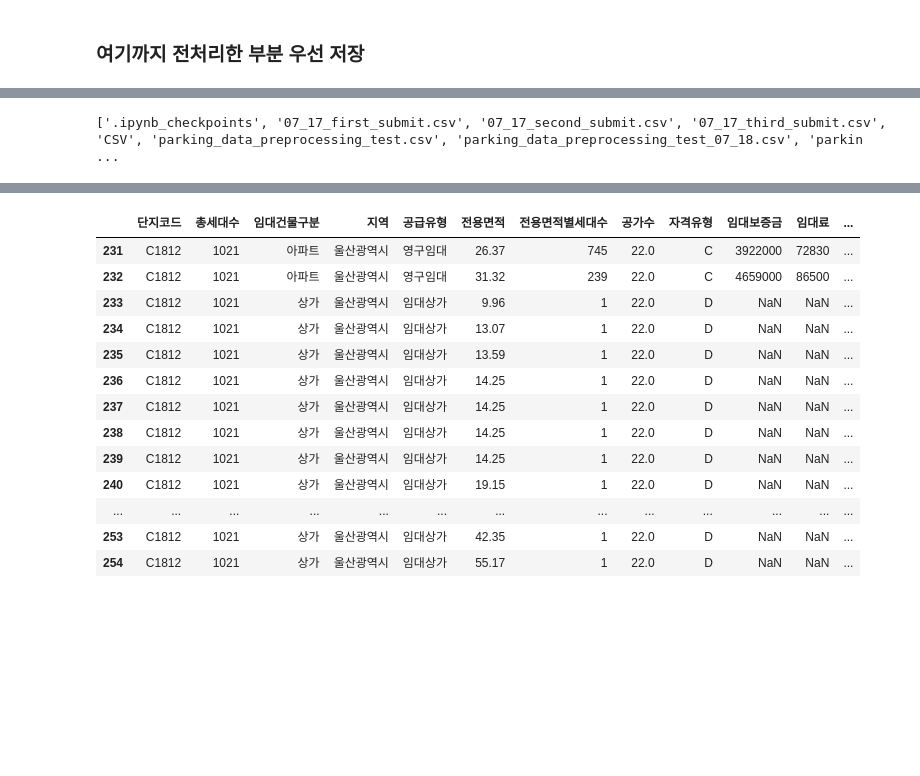
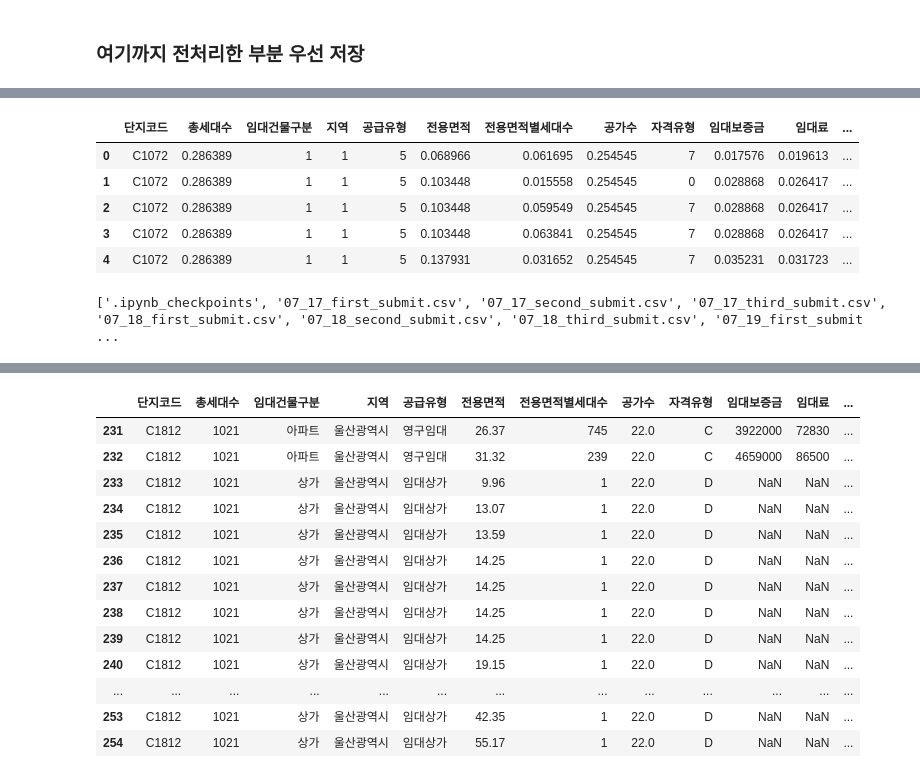
Before and after one commit to yejun-lee/DACON, a Jupyter notebook: Parking_demand/Parking_demand_07_16.ipynb, the cells around one changed output, grey strips where cells are left out. Saved outputs shown, nothing was run; the diff lists cells and outputs as text; code cells hidden in the pictures; blank space fills up the shorter version.

```diff
--- a/Parking_demand/Parking_demand_07_16.ipynb
+++ b/Parking_demand/Parking_demand_07_16.ipynb
@@ -1231,11 +1245,20 @@ test1.loc[test1['단지코드']=='C1812', :]
+# %%
+test1.head()
+# %% [output]
+|  | 단지코드 | 총세대수 | 임대건물구분 | 지역 | 공급유형 | 전용면적 | 전용면적별세대수 | 공가수 | 자격유형 | 임대보증금 | 임대료 | ... |
+| 0 | C1072 | 0.286389 | 1 | 1 | 5 | 0.068966 | 0.061695 | 0.254545 | 7 | 0.017576 | 0.019613 | ... |
+| 1 | C1072 | 0.286389 | 1 | 1 | 5 | 0.103448 | 0.015558 | 0.254545 | 0 | 0.028868 | 0.026417 | ... |
+| 2 | C1072 | 0.286389 | 1 | 1 | 5 | 0.103448 | 0.059549 | 0.254545 | 7 | 0.028868 | 0.026417 | ... |
+| 3 | C1072 | 0.286389 | 1 | 1 | 5 | 0.103448 | 0.063841 | 0.254545 | 7 | 0.028868 | 0.026417 | ... |
+| 4 | C1072 | 0.286389 | 1 | 1 | 5 | 0.137931 | 0.031652 | 0.254545 | 7 | 0.035231 | 0.031723 | ... |
 # %%
-train1.to_csv('parking_data_preprocessing_train_07_18.csv', index=False)
-test1.to_csv('parking_data_preprocessing_test_07_18.csv', index=False)
+train1.to_csv('parking_data_preprocessing_train_07_19.csv', index=False)
+test1.to_csv('parking_data_preprocessing_test_07_19.csv', index=False)
 
 import os
 print(os.listdir(os.getcwd()))
 # %% [output]
-['.ipynb_checkpoints', '07_17_first_submit.csv', '07_17_second_submit.csv', '07_17_third_submit.csv', 'CSV', 'parking_data_preprocessing_test.csv', 'parking_data_preprocessing_test_07_18.csv', 'parkin ...
+['.ipynb_checkpoints', '07_17_first_submit.csv', '07_17_second_submit.csv', '07_17_third_submit.csv', '07_18_first_submit.csv', '07_18_second_submit.csv', '07_18_third_submit.csv', '07_19_first_submit ...
 # %%
 train.describe()
 # %% [output]
```
Also changed, not shown: parts of 14 cells of this notebook, 1 other file.
